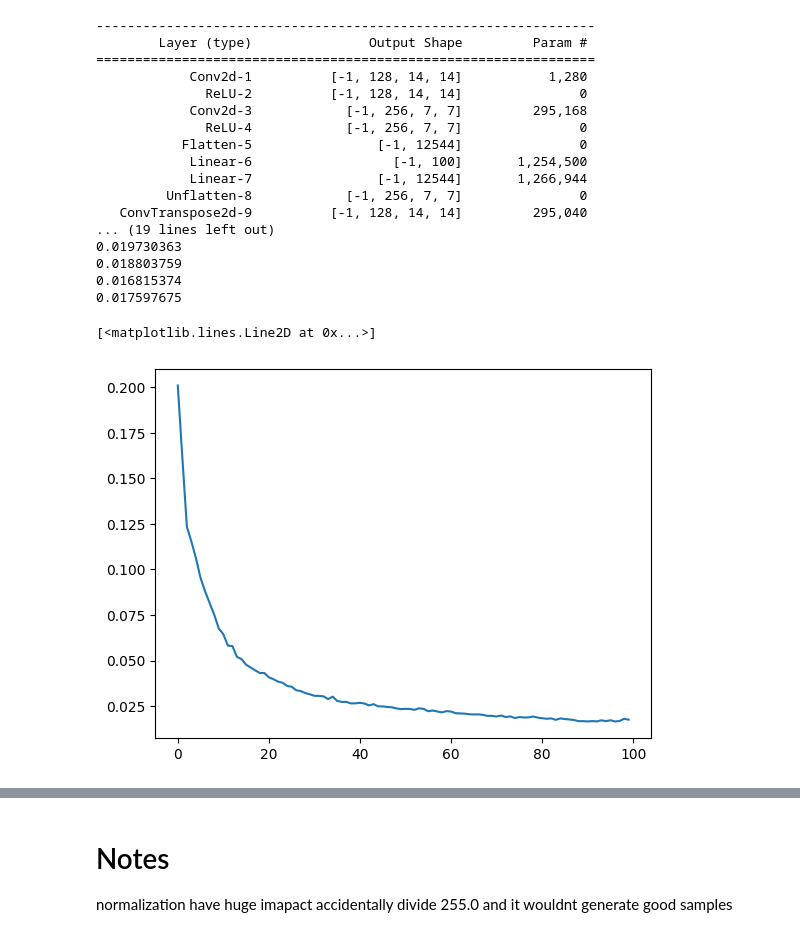
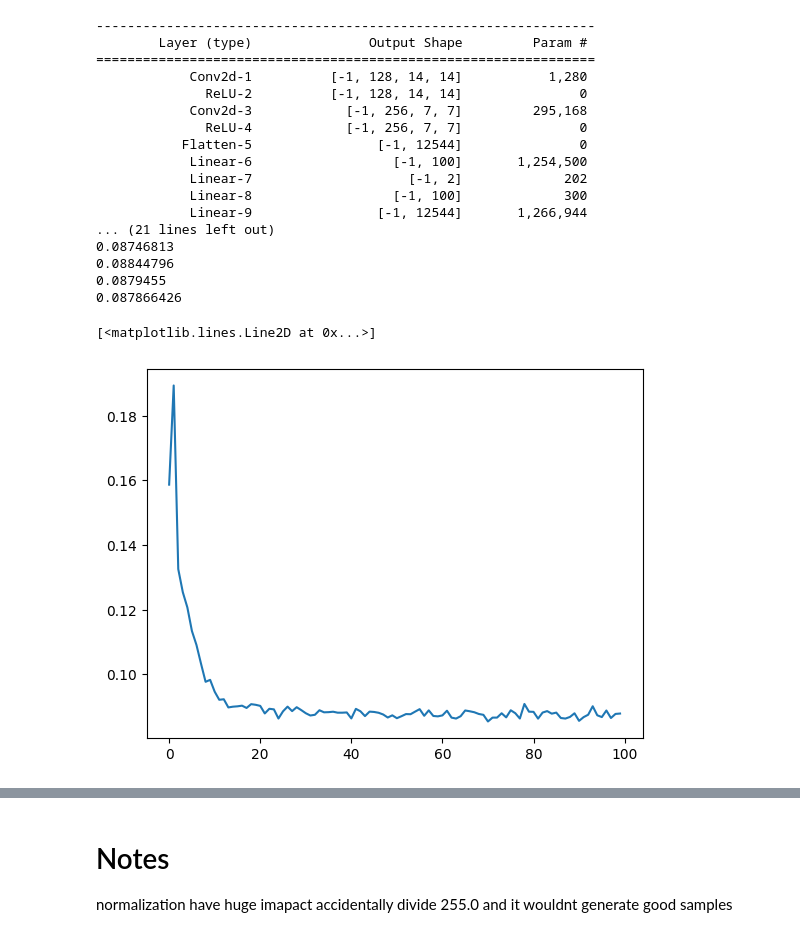
Before and after one commit to majidsh97/AE, a Jupyter notebook: AE.ipynb, the cells around one changed output, grey strips where cells are left out. Saved outputs shown, nothing was run; the diff lists cells and outputs as text; code cells hidden in the pictures.

```diff
--- a/AE.ipynb
+++ b/AE.ipynb
@@ -39,7 +39,7 @@ batch_size = 1000
 
 
 train = data['train'].select(range(10000))
-test = data['test']
+test_data = data['test']
 
 
 data_transform=  transforms.Compose([
@@ -60,6 +60,7 @@ for image,label in train_loader:
   print(image.shape)
   print(image.max())
   print(image.min())
+  break
 # %% [output]
 torch.Size([1000, 1, 28, 28])
 tensor(1., device='cuda:0')
@@ -92,6 +79,8 @@ encoder_decoder = torch.nn.Sequential(
     ReLU(),
     Flatten(),
     Linear(2*f*7*7,100),
+    Linear(100,2),
+    Linear(2,100),
     Linear(100,2*f*7*7),
     Unflatten(1,(2*f,7,7)),
     ConvTranspose2d(2*f,f,3,2,pad,1),
@@ -111,42 +100,42 @@ def step(x,y)->torch.Tensor:
     loss.backward()
     optim.step()
     return loss
     pass
 
 train_loss = []
 for epoch in range(10):
     for image,label in train_loader:
         #print(image.shape)
         #print(label.shape)
         #noise = torch.normal(0,1,size=(image.shape[0],1,28,28)).cuda()
         loss = step(image,image)
         #print(loss)
         train_loss.append(loss.cpu().detach().numpy())
         #break
         pass
     print(train_loss[-1])
 
 plt.plot(train_loss)
 # %% [output]
 ----------------------------------------------------------------
         Layer (type)               Output Shape         Param #
 ================================================================
             Conv2d-1          [-1, 128, 14, 14]           1,280
               ReLU-2          [-1, 128, 14, 14]               0
             Conv2d-3            [-1, 256, 7, 7]         295,168
               ReLU-4            [-1, 256, 7, 7]               0
            Flatten-5                [-1, 12544]               0
             Linear-6                  [-1, 100]       1,254,500
-            Linear-7                [-1, 12544]       1,266,944
-         Unflatten-8            [-1, 256, 7, 7]               0
-   ConvTranspose2d-9          [-1, 128, 14, 14]         295,040
-... (19 lines left out)
-0.019730363
-0.018803759
-0.016815374
-0.017597675
+            Linear-7                    [-1, 2]             202
+            Linear-8                  [-1, 100]             300
+            Linear-9                [-1, 12544]       1,266,944
+... (21 lines left out)
+0.08746813
+0.08844796
+0.0879455
+0.087866426
 [<matplotlib.lines.Line2D at 0x...>]
-[figure, old version]
+[figure, new version]
 # %%
 plt.plot(train_loss)
 
```
Also changed, not shown: parts of 4 cells of this notebook.
